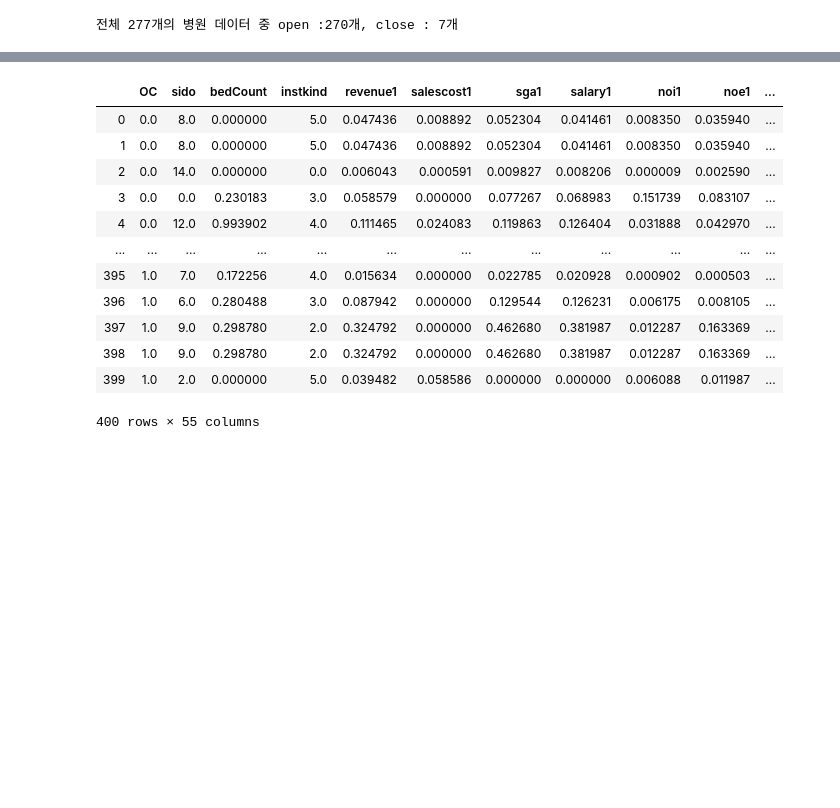
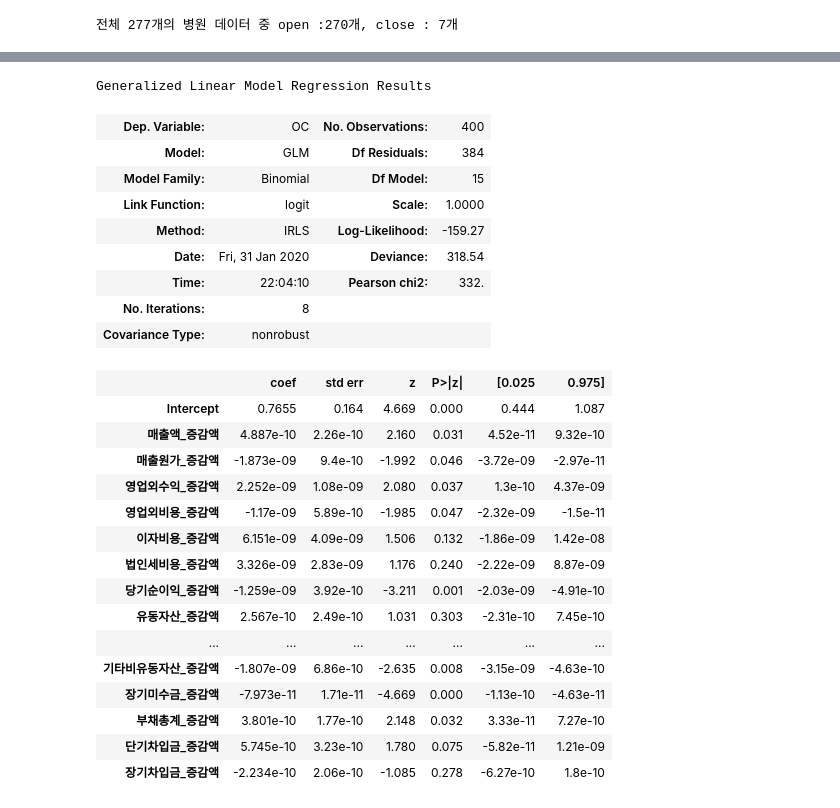
Before and after one commit to bill7845/jupyter_repo, a Jupyter notebook: jupyter_CODE/병원개폐업예측모델링/병원개폐업예측모델링_5.ipynb, the cells around one changed output, grey strips where cells are left out. Saved outputs shown, nothing was run; the diff lists cells and outputs as text; code cells hidden in the pictures; blank space fills up the shorter version.

```diff
--- a/jupyter_CODE/병원개폐업예측모델링/병원개폐업예측모델링_5.ipynb
+++ b/jupyter_CODE/병원개폐업예측모델링/병원개폐업예측모델링_5.ipynb
@@ -279,12 +273,12 @@ def load_data_with_SMOTE(df):
 df = load_data_with_SMOTE(train_res)
 train_res = pd.DataFrame(df,columns=train_res.columns)
 # %%
-# model_1 = smf.glm(
-#     formula = "OC ~ bedCount+지속년수+ 직원증감 + 매출액_증감액 + 매출원가_증감액 + 판매비관리비_증감액 + 급여_증감액 + \
-#        영업외수익_증감액 + 영업외비용_증감액 + 이자비용_증감액 + 법인세비용_증감액 + 당기순이익_증감액 + \
-#        유동자산_증감액 + 당좌자산_증감액 + 미수금_증감액 + 재고자산_증감액 + 비유동자산_증감액 + 유형자산_증감액 + \
-#        기타비유동자산_증감액 + 장기미수금_증감액 + 부채총계_증감액 + 유동부채_증감액 + 단기차입금_증감액 + 비유동부채_증감액 + \
-#        + 장기차입금_증감액 + 순자산총계_증감액 + 이익잉여금_증감액",
-#     data = train_res,
-#     family = sm.families.Binomial()
-# ).fit()
+model_1 = smf.glm(
+    formula = "OC ~ 매출액_증감액 + 매출원가_증감액 + \
+       영업외수익_증감액 + 영업외비용_증감액 + 이자비용_증감액 + 법인세비용_증감액 + 당기순이익_증감액 + \
+       유동자산_증감액 + 미수금_증감액 + 재고자산_증감액 + 비유동자산_증감액 + \
+       기타비유동자산_증감액 + 장기미수금_증감액 + 부채총계_증감액 + 단기차입금_증감액 + \
+       + 장기차입금_증감액",
+    data = train_res,
+    family = sm.families.Binomial()
+).fit()
@@ -293,16 +285,29 @@ train_res = pd.DataFrame(df,columns=train_res.columns)
-# %%
-train_res
-# %% [output]
-|  | OC | sido | bedCount | instkind | revenue1 | salescost1 | sga1 | salary1 | noi1 | noe1 | ... |
-| 0 | 0.0 | 8.0 | 0.000000 | 5.0 | 0.047436 | 0.008892 | 0.052304 | 0.041461 | 0.008350 | 0.035940 | ... |
-| 1 | 0.0 | 8.0 | 0.000000 | 5.0 | 0.047436 | 0.008892 | 0.052304 | 0.041461 | 0.008350 | 0.035940 | ... |
-| 2 | 0.0 | 14.0 | 0.000000 | 0.0 | 0.006043 | 0.000591 | 0.009827 | 0.008206 | 0.000009 | 0.002590 | ... |
-| 3 | 0.0 | 0.0 | 0.230183 | 3.0 | 0.058579 | 0.000000 | 0.077267 | 0.068983 | 0.151739 | 0.083107 | ... |
-| 4 | 0.0 | 12.0 | 0.993902 | 4.0 | 0.111465 | 0.024083 | 0.119863 | 0.126404 | 0.031888 | 0.042970 | ... |
-| ... | ... | ... | ... | ... | ... | ... | ... | ... | ... | ... | ... |
-| 395 | 1.0 | 7.0 | 0.172256 | 4.0 | 0.015634 | 0.000000 | 0.022785 | 0.020928 | 0.000902 | 0.000503 | ... |
-| 396 | 1.0 | 6.0 | 0.280488 | 3.0 | 0.087942 | 0.000000 | 0.129544 | 0.126231 | 0.006175 | 0.008105 | ... |
-| 397 | 1.0 | 9.0 | 0.298780 | 2.0 | 0.324792 | 0.000000 | 0.462680 | 0.381987 | 0.012287 | 0.163369 | ... |
-| 398 | 1.0 | 9.0 | 0.298780 | 2.0 | 0.324792 | 0.000000 | 0.462680 | 0.381987 | 0.012287 | 0.163369 | ... |
-| 399 | 1.0 | 2.0 | 0.000000 | 5.0 | 0.039482 | 0.058586 | 0.000000 | 0.000000 | 0.006088 | 0.011987 | ... |
-400 rows × 55 columns
+# %%
+model_1.summary()
+# %% [output]
+Generalized Linear Model Regression Results
+| Dep. Variable: | OC | No. Observations: | 400 |
+| Model: | GLM | Df Residuals: | 384 |
+| Model Family: | Binomial | Df Model: | 15 |
+| Link Function: | logit | Scale: | 1.0000 |
+| Method: | IRLS | Log-Likelihood: | -159.27 |
+| Date: | Fri, 31 Jan 2020 | Deviance: | 318.54 |
+| Time: | 22:04:10 | Pearson chi2: | 332. |
+| No. Iterations: | 8 |  |  |
+| Covariance Type: | nonrobust |  |  |
+|  | coef | std err | z | P>|z| | [0.025 | 0.975] |
+| Intercept | 0.7655 | 0.164 | 4.669 | 0.000 | 0.444 | 1.087 |
+| 매출액_증감액 | 4.887e-10 | 2.26e-10 | 2.160 | 0.031 | 4.52e-11 | 9.32e-10 |
+| 매출원가_증감액 | -1.873e-09 | 9.4e-10 | -1.992 | 0.046 | -3.72e-09 | -2.97e-11 |
+| 영업외수익_증감액 | 2.252e-09 | 1.08e-09 | 2.080 | 0.037 | 1.3e-10 | 4.37e-09 |
+| 영업외비용_증감액 | -1.17e-09 | 5.89e-10 | -1.985 | 0.047 | -2.32e-09 | -1.5e-11 |
+| 이자비용_증감액 | 6.151e-09 | 4.09e-09 | 1.506 | 0.132 | -1.86e-09 | 1.42e-08 |
+| 법인세비용_증감액 | 3.326e-09 | 2.83e-09 | 1.176 | 0.240 | -2.22e-09 | 8.87e-09 |
+| 당기순이익_증감액 | -1.259e-09 | 3.92e-10 | -3.211 | 0.001 | -2.03e-09 | -4.91e-10 |
+| 유동자산_증감액 | 2.567e-10 | 2.49e-10 | 1.031 | 0.303 | -2.31e-10 | 7.45e-10 |
+| ... | ... | ... | ... | ... | ... | ... |
+| 기타비유동자산_증감액 | -1.807e-09 | 6.86e-10 | -2.635 | 0.008 | -3.15e-09 | -4.63e-10 |
+| 장기미수금_증감액 | -7.973e-11 | 1.71e-11 | -4.669 | 0.000 | -1.13e-10 | -4.63e-11 |
+| 부채총계_증감액 | 3.801e-10 | 1.77e-10 | 2.148 | 0.032 | 3.33e-11 | 7.27e-10 |
+| 단기차입금_증감액 | 5.745e-10 | 3.23e-10 | 1.780 | 0.075 | -5.82e-11 | 1.21e-09 |
+| 장기차입금_증감액 | -2.234e-10 | 2.06e-10 | -1.085 | 0.278 | -6.27e-10 | 1.8e-10 |
```
Also changed, not shown: parts of 19 cells of this notebook.
